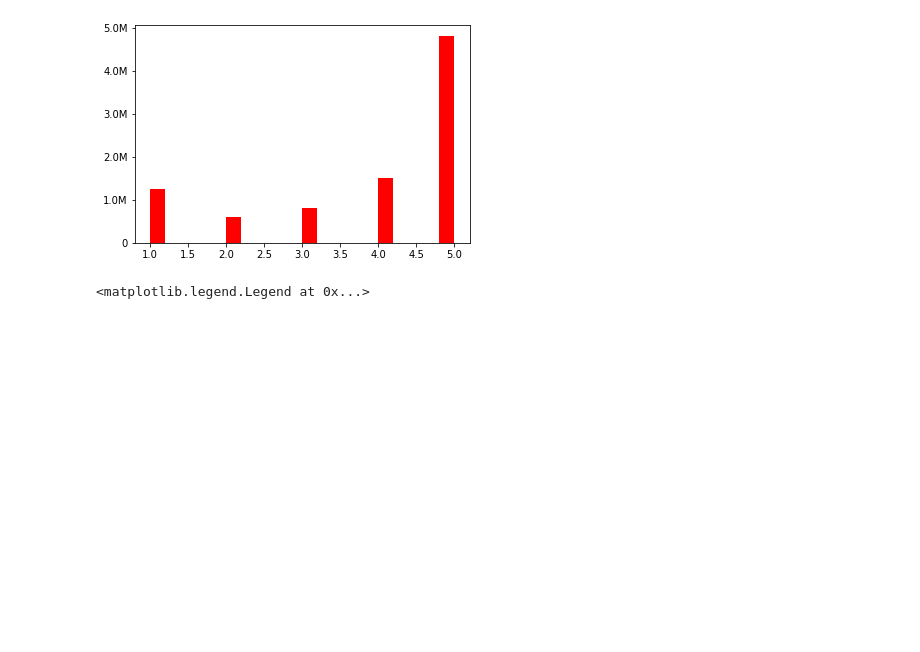
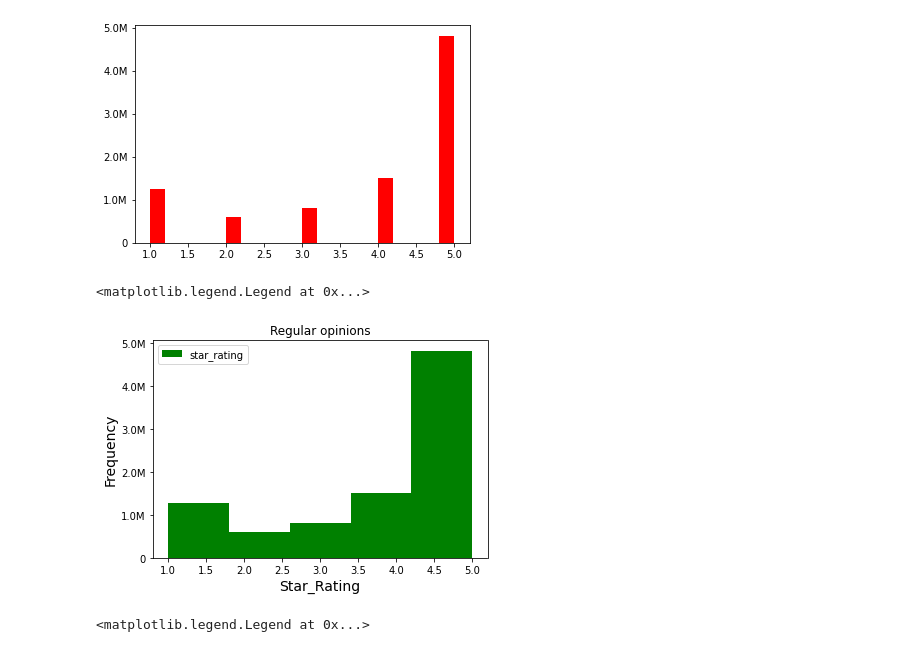
Before and after one commit to RodGuarneros/BigData_with_Alexa, a Jupyter notebook: Amazon_Vine_Opinions.ipynb, the cells around one changed output. Saved outputs shown, nothing was run; the diff lists cells and outputs as text; code cells hidden in the pictures; blank space fills up the shorter version.

```diff
--- a/Amazon_Vine_Opinions.ipynb
+++ b/Amazon_Vine_Opinions.ipynb
@@ -353,11 +353,14 @@ hist(ax, df_wireless2.select('star_rating'), bins = 20, color=['red'])
 # %%
 from pyspark_dist_explore import hist
 import matplotlib.pyplot as plt
 fig, ax = plt.subplots()
-hist(ax, no_vines.select('star_rating'), bins = 10, color=['green'])
+hist(ax, no_vines.select('star_rating'), bins = 5, color=['green'])
 plt.xlabel("Star_Rating", size=14)
 plt.ylabel("Frequency", size=14)
 plt.title("Regular opinions")
 plt.legend(loc='upper left')
+# %% [output]
+<matplotlib.legend.Legend at 0x...>
+[figure, added]
 # %%
 fig, ax = plt.subplots()
```
Also changed, not shown: parts of 1 cell of this notebook.
